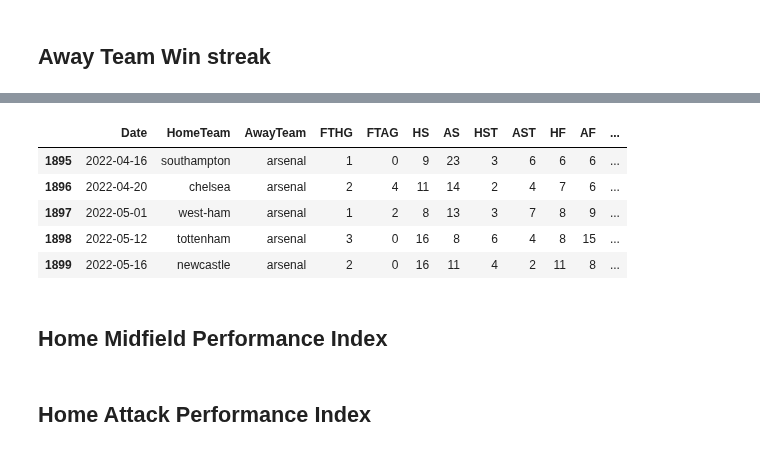
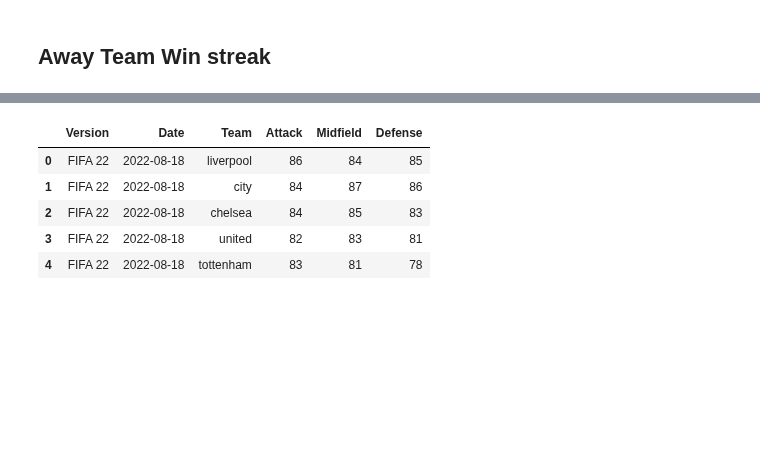
Before and after one commit to schoibs/football-match-prediction, a Jupyter notebook: 2 Feature Engineering.ipynb, the cells around one changed output, grey strips where cells are left out. Drawn from its saved outputs; the diff is of its cells as text; code cells hidden in the pictures; blank space fills up the shorter version.

Commit message:
Add new features: Home Team Ratings

```diff
--- a/2 Feature Engineering.ipynb
+++ b/2 Feature Engineering.ipynb
@@ -511,13 +505,10 @@ df.head()
-# %%
-df.tail()
-# %% [output]
-|  | Date | HomeTeam | AwayTeam | FTHG | FTAG | HS | AS | HST | AST | HF | AF | ... |
-| 1895 | 2022-04-16 | southampton | arsenal | 1 | 0 | 9 | 23 | 3 | 6 | 6 | 6 | ... |
-| 1896 | 2022-04-20 | chelsea | arsenal | 2 | 4 | 11 | 14 | 2 | 4 | 7 | 6 | ... |
-| 1897 | 2022-05-01 | west-ham | arsenal | 1 | 2 | 8 | 13 | 3 | 7 | 8 | 9 | ... |
-| 1898 | 2022-05-12 | tottenham | arsenal | 3 | 0 | 16 | 8 | 6 | 4 | 8 | 15 | ... |
-| 1899 | 2022-05-16 | newcastle | arsenal | 2 | 0 | 16 | 11 | 4 | 2 | 11 | 8 | ... |
-# %% [markdown]
-## Home Midfield Performance Index
-# %% [markdown]
-## Home Attack Performance Index
+# %%
+fifa_ratings_df = pd.read_csv('datasets/data-source-3/cleaned_dataset3.csv')
+fifa_ratings_df.head()
+# %% [output]
+|  | Version | Date | Team | Attack | Midfield | Defense |
+| 0 | FIFA 22 | 2022-08-18 | liverpool | 86 | 84 | 85 |
+| 1 | FIFA 22 | 2022-08-18 | city | 84 | 87 | 86 |
+| 2 | FIFA 22 | 2022-08-18 | chelsea | 84 | 85 | 83 |
+| 3 | FIFA 22 | 2022-08-18 | united | 82 | 83 | 81 |
+| 4 | FIFA 22 | 2022-08-18 | tottenham | 83 | 81 | 78 |
```
Also changed, not shown: parts of 4 cells of this notebook, 3 other files.
